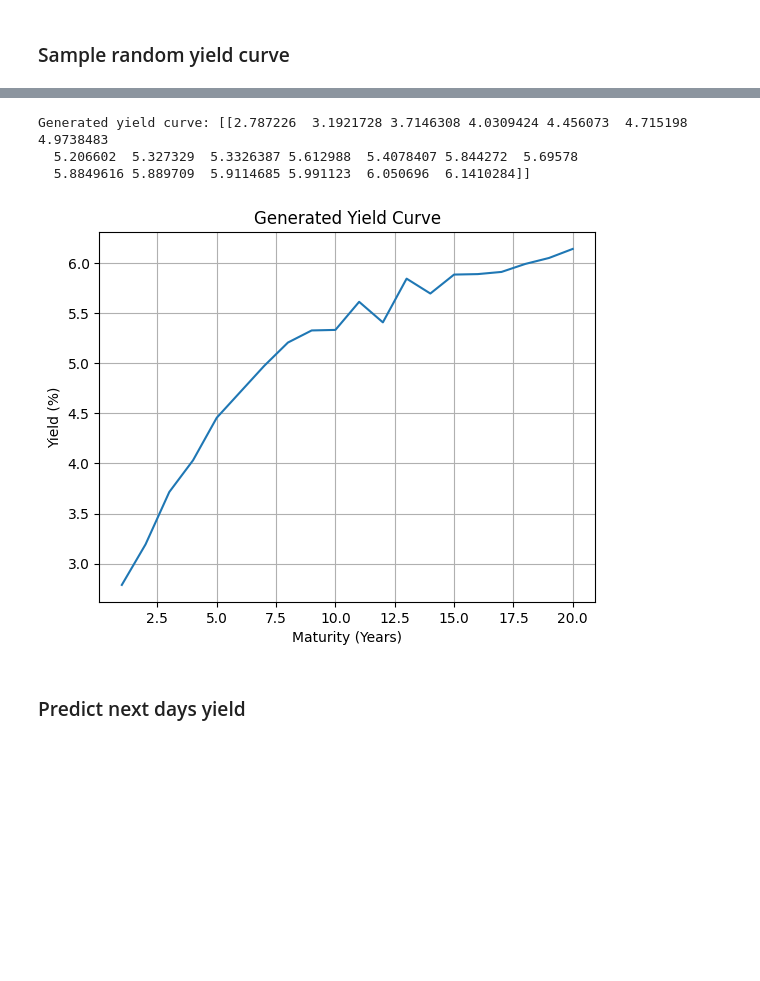
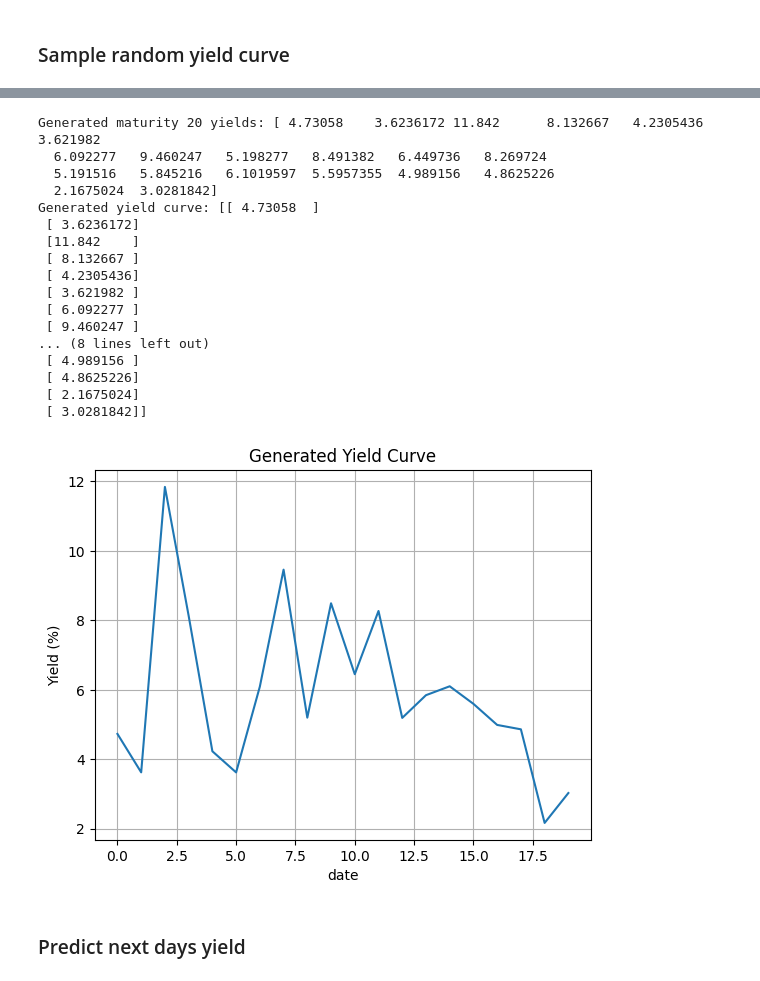
Before and after one commit to carlamcnair/Final-Project-AppML, a Jupyter notebook: notes_alex.ipynb, the cells around one changed output, grey strips where cells are left out. Drawn from its saved outputs; the diff is of its cells as text; code cells hidden in the pictures; blank space fills up the shorter version.

```diff
--- a/notes_alex.ipynb
+++ b/notes_alex.ipynb
@@ -238,12 +406,10 @@ from sklearn.preprocessing import StandardScaler
 from tqdm import tqdm
 
 # === Load and preprocess ===
-yield_data = plot_data.loc[:, '1':'20'].values.astype(np.float32)  # drop date
-
-# Standardize yield curves (zero mean, unit variance per maturity)
+yield_data = train.loc[:, '20'].values.astype(np.float32).reshape(-1, 1)
 scaler = StandardScaler()
 yield_data = scaler.fit_transform(yield_data)
-X = torch.tensor(yield_data, dtype=torch.float32)
+X = torch.tensor(yield_data.reshape(-1, 1), dtype=torch.float32)
 
 # === Diffusion Parameters ===
 T = 1000
@@ -268,7 +434,7 @@ class DenoiseMLP(nn.Module):
         x_in = torch.cat([x, t], dim=1)
         return self.model(x_in)
 
-model = DenoiseMLP(dim=20)
+model = DenoiseMLP(dim=1)
 optimizer = torch.optim.Adam(model.parameters(), lr=1e-4 )
 
 # === Noise sampling function ===
@@ -278,7 +444,7 @@ def q_sample(x0, t, noise):
     return sqrt_alpha_bar * x0 + sqrt_one_minus * noise
 
 # === Training Loop ===
-epochs = 100000
+epochs = 10000
 batch_size = 128
 
 for epoch in tqdm(range(epochs)):
@@ -300,7 +466,7 @@ for epoch in tqdm(range(epochs)):
 # === Sampling function to generate new curves ===
 @torch.no_grad()
 def sample(model, n=1):
-    x = torch.randn(n, 20)
+    x = torch.randn(n, 1)
     for t in reversed(range(T)):
         t_tensor = torch.full((n,), t, dtype=torch.long)
         pred_noise = model(x, t_tensor)
@@ -309,20 +475,15 @@ def sample(model, n=1):
         alpha_t = alphas[t]
         alpha_bar_t = alpha_bars[t]
 
-        # Prevent division by zero or very small values
         sqrt_alpha_t = torch.sqrt(alpha_t)
         sqrt_one_minus_alpha_bar_t = torch.sqrt(torch.clamp(1 - alpha_bar_t, min=1e-5))
         sqrt_beta_t = torch.sqrt(beta_t)
 
-        if t > 0:
-            noise = torch.randn_like(x)
-        else:
-            noise = torch.zeros_like(x)
+        noise = torch.randn_like(x) if t > 0 else torch.zeros_like(x)
 
         x = (1 / sqrt_alpha_t) * (x - (beta_t / sqrt_one_minus_alpha_bar_t) * pred_noise) + sqrt_beta_t * noise
 
-    return scaler.inverse_transform(x.numpy())
+    # Make sure shape is correct
+    return scaler.inverse_transform(x.cpu().numpy().reshape(-1, 1))
 # === Generate and print a new yield curve ===
-new_curve = sample(model, n=1)
-print("Generated yield curve:", new_curve)
 # %% [output]
@@ -342,19 +514,35 @@ Epoch 5500 | Loss: 0.0915
 # %%
-print("Generated yield curve:", new_curve)
+generated_yields = sample(model, n=20)
+print("Generated maturity 20 yields:", generated_yields.flatten())
+
+print("Generated yield curve:", generated_yields)
 import matplotlib.pyplot as plt
 
-maturities = np.arange(1, 21)  # assuming '1' to '20' are years
-plt.plot(maturities, new_curve[0])
-plt.xlabel("Maturity (Years)")
+plt.plot(generated_yields)
+plt.xlabel("date")
 plt.ylabel("Yield (%)")
 plt.title("Generated Yield Curve")
 plt.grid(True)
 plt.show()
 # %% [output]
-Generated yield curve: [[2.787226  3.1921728 3.7146308 4.0309424 4.456073  4.715198  4.9738483
-  5.206602  5.327329  5.3326387 5.612988  5.4078407 5.844272  5.69578
-  5.8849616 5.889709  5.9114685 5.991123  6.050696  6.1410284]]
+Generated maturity 20 yields: [ 4.73058    3.6236172 11.842      8.132667   4.2305436  3.621982
+  6.092277   9.460247   5.198277   8.491382   6.449736   8.269724
+  5.191516   5.845216   6.1019597  5.5957355  4.989156   4.8625226
+  2.1675024  3.0281842]
+Generated yield curve: [[ 4.73058  ]
+ [ 3.6236172]
+ [11.842    ]
+ [ 8.132667 ]
+ [ 4.2305436]
+ [ 3.621982 ]
+ [ 6.092277 ]
+ [ 9.460247 ]
+... (8 lines left out)
+ [ 4.989156 ]
+ [ 4.8625226]
+ [ 2.1675024]
+ [ 3.0281842]]
-[figure, old version]
+[figure, new version]
 # %% [markdown]
 ### Predict next days yield
 # %%
```
Also changed, not shown: parts of 53 cells of this notebook, 32 other files.
